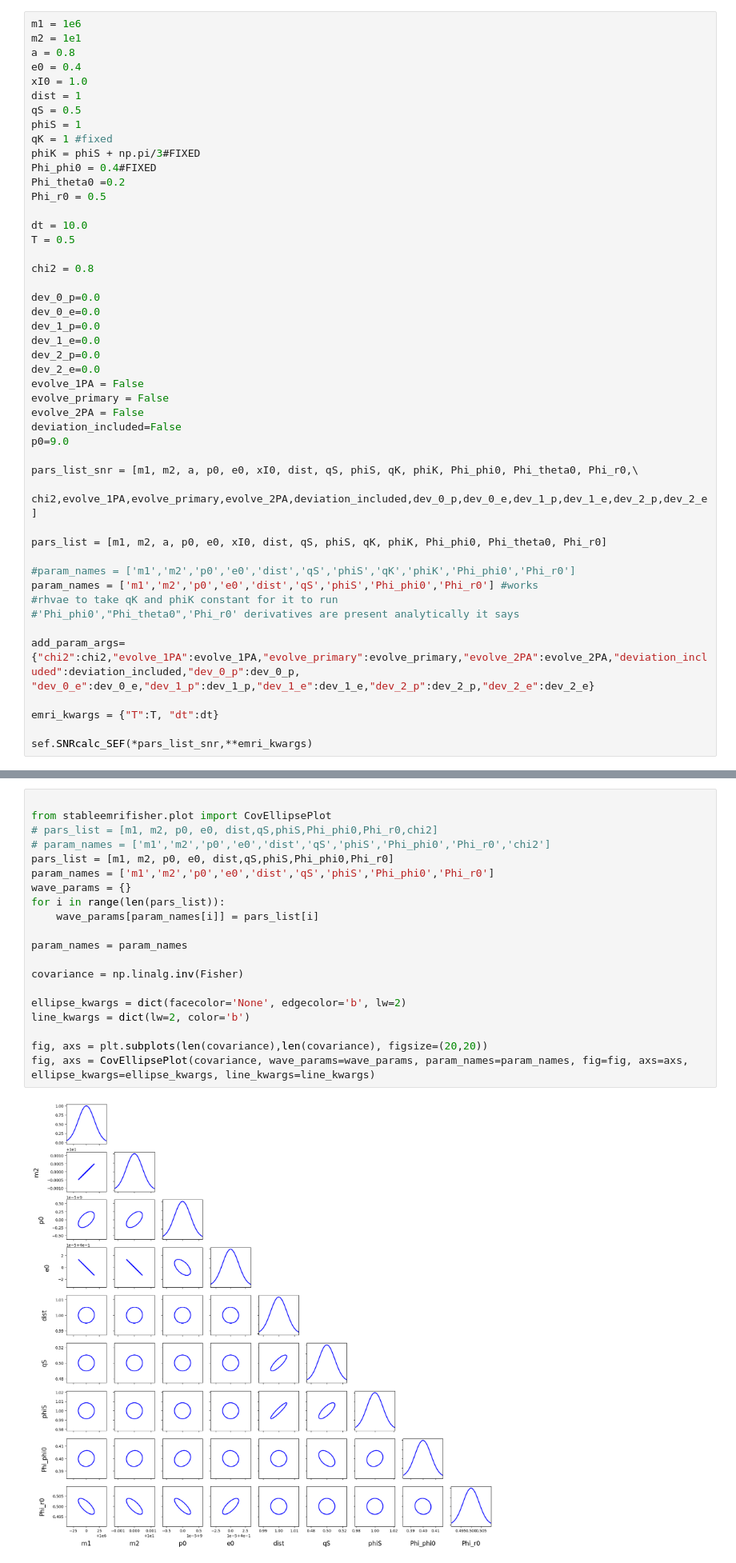
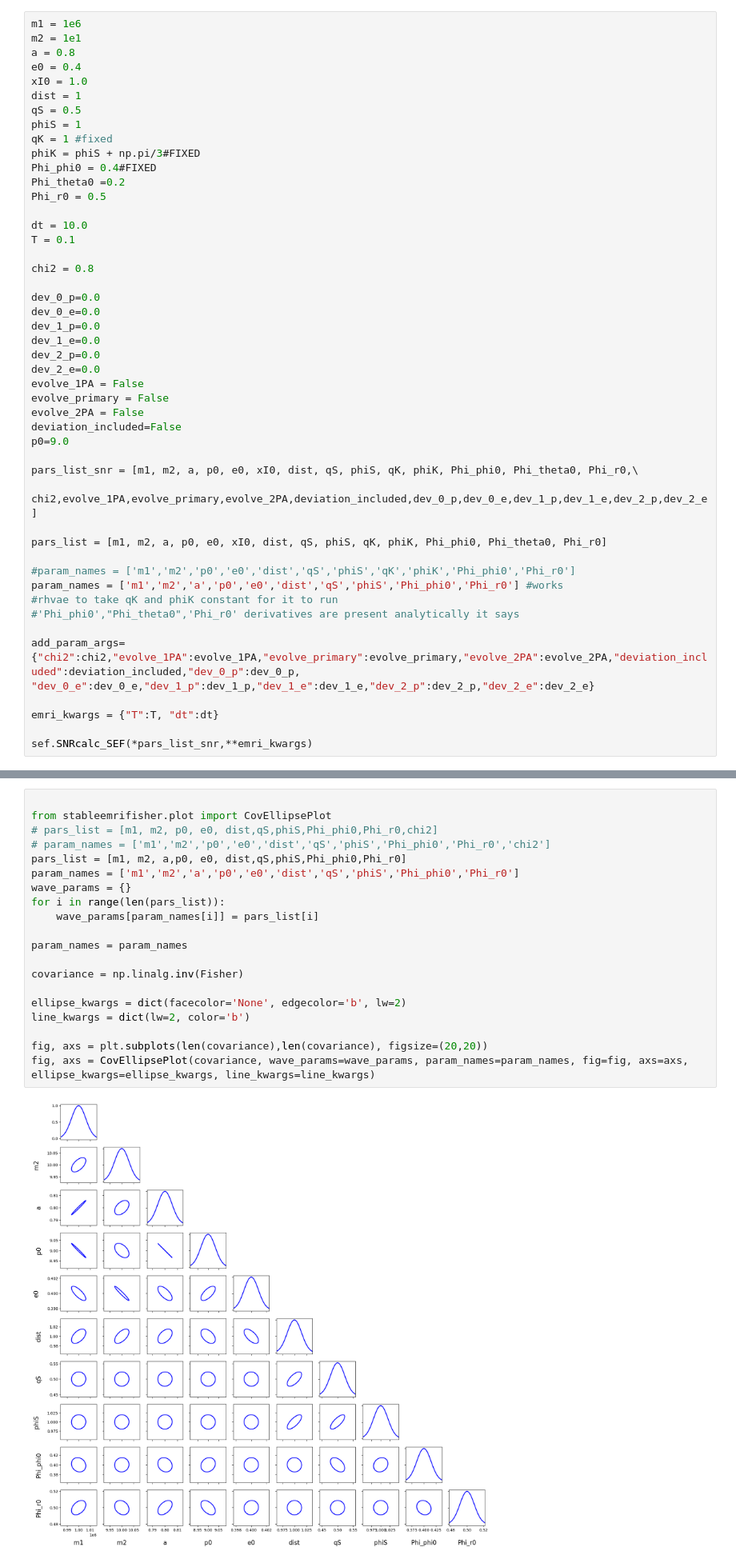
Before and after one commit to rishavrste/SuperKludge_r, a Jupyter notebook: Super_Kludge_Deviation_Example/fisher_info_matrix_SK.ipynb, the cells around one changed output, grey strips where cells are left out. Shown at 80% size. Cells and saved outputs as stored; diff of their text form.

```diff
--- a/Super_Kludge_Deviation_Example/fisher_info_matrix_SK.ipynb
+++ b/Super_Kludge_Deviation_Example/fisher_info_matrix_SK.ipynb
@@ -80,7 +79,7 @@ Phi_theta0 =0.2
 Phi_r0 = 0.5
 
 dt = 10.0
-T = 0.5
+T = 0.1
 
 chi2 = 0.8
 
@@ -102,7 +101,7 @@ pars_list_snr = [m1, m2, a, p0, e0, xI0, dist, qS, phiS, qK, phiK, Phi_phi0, Phi
 pars_list = [m1, m2, a, p0, e0, xI0, dist, qS, phiS, qK, phiK, Phi_phi0, Phi_theta0, Phi_r0]
 
 #param_names = ['m1','m2','p0','e0','dist','qS','phiS','qK','phiK','Phi_phi0','Phi_r0']
-param_names = ['m1','m2','p0','e0','dist','qS','phiS','Phi_phi0','Phi_r0'] #works
+param_names = ['m1','m2','a','p0','e0','dist','qS','phiS','Phi_phi0','Phi_r0'] #works
 #rhvae to take qK and phiK constant for it to run
 #'Phi_phi0',"Phi_theta0",'Phi_r0' derivatives are present analytically it says
 
@@ -218,25 +212,25 @@ Time taken to compute FM is 69.62684988975525 seconds
 # %%
 
 from stableemrifisher.plot import CovEllipsePlot
 # pars_list = [m1, m2, p0, e0, dist,qS,phiS,Phi_phi0,Phi_r0,chi2]
 # param_names = ['m1','m2','p0','e0','dist','qS','phiS','Phi_phi0','Phi_r0','chi2']
-pars_list = [m1, m2, p0, e0, dist,qS,phiS,Phi_phi0,Phi_r0]
-param_names = ['m1','m2','p0','e0','dist','qS','phiS','Phi_phi0','Phi_r0']
+pars_list = [m1, m2, a,p0, e0, dist,qS,phiS,Phi_phi0,Phi_r0]
+param_names = ['m1','m2','a','p0','e0','dist','qS','phiS','Phi_phi0','Phi_r0']
 wave_params = {}
 for i in range(len(pars_list)):
     wave_params[param_names[i]] = pars_list[i]
 
 param_names = param_names
 
 covariance = np.linalg.inv(Fisher)
 
 ellipse_kwargs = dict(facecolor='None', edgecolor='b', lw=2)
 line_kwargs = dict(lw=2, color='b')
 
 fig, axs = plt.subplots(len(covariance),len(covariance), figsize=(20,20))
 fig, axs = CovEllipsePlot(covariance, wave_params=wave_params, param_names=param_names, fig=fig, axs=axs, ellipse_kwargs=ellipse_kwargs, line_kwargs=line_kwargs)
 # %% [output]
-[figure, old version]
+[figure, new version]
 # %%
 np.sqrt(covariance[5][5])
 # %% [output]
```
Also changed, not shown: parts of 6 cells of this notebook, 25 other files.
